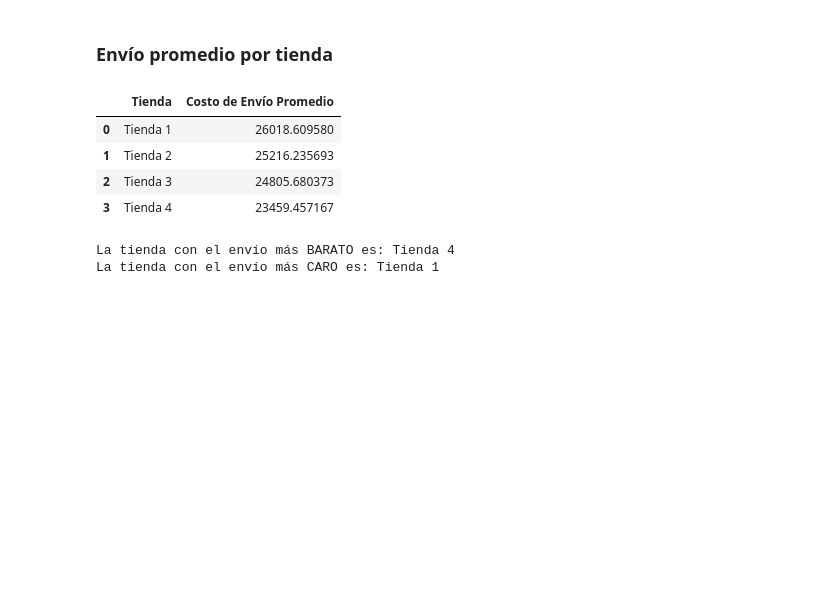
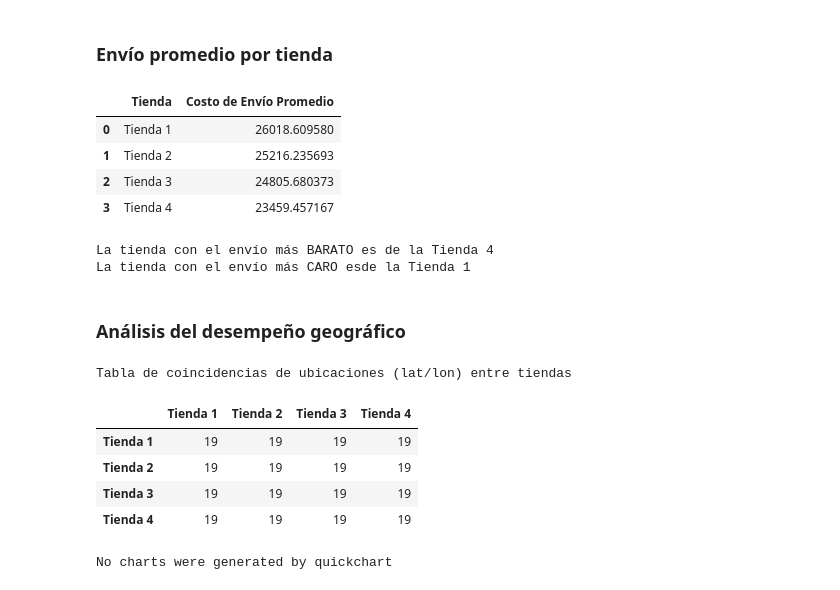
Before and after one commit to Eve113/AnalisisDeDatosEPR1, a Jupyter notebook: AnalisisDeTiendasAluraStoreEPR.ipynb, the cells around one changed output. Saved outputs shown, nothing was run; the diff lists cells and outputs as text; code cells hidden in the pictures; blank space fills up the shorter version.

```diff
--- a/AnalisisDeTiendasAluraStoreEPR.ipynb
+++ b/AnalisisDeTiendasAluraStoreEPR.ipynb
@@ -316,12 +316,43 @@ display(envio_promedio)
 tienda_mas_barata = envio_promedio.loc[envio_promedio["Costo de Envío Promedio"].idxmin(), "Tienda"]
 tienda_mas_cara = envio_promedio.loc[envio_promedio["Costo de Envío Promedio"].idxmax(), "Tienda"]
 
-print(f"\nLa tienda con el envío más BARATO es: {tienda_mas_barata} \nLa tienda con el envío más CARO es: {tienda_mas_cara}")
+print(f"\nLa tienda con el envío más BARATO es de la {tienda_mas_barata} \nLa tienda con el envío más CARO esde la {tienda_mas_cara}")
 # %% [output]
 |  | Tienda | Costo de Envío Promedio |
 | 0 | Tienda 1 | 26018.609580 |
 | 1 | Tienda 2 | 25216.235693 |
 | 2 | Tienda 3 | 24805.680373 |
 | 3 | Tienda 4 | 23459.457167 |
-La tienda con el envío más BARATO es: Tienda 4
-La tienda con el envío más CARO es: Tienda 1
+La tienda con el envío más BARATO es de la Tienda 4
+La tienda con el envío más CARO esde la Tienda 1
+# %% [markdown]
+### Análisis del desempeño geográfico
+# %%
+# Coincidencias geográficas entre tiendas
+
+# Creación de una columna combinada con latitud y longitud para facilitar la comparación
+df["coordenadas"] = list(zip(df["lat"], df["lon"]))
+
+# Creación de una tabla cruzada que indique las coordenadas de cada tienda
+coordenadas_por_tienda = df.groupby("Tienda")["coordenadas"].apply(set)
+
+# Crear matriz de coincidencias entre tiendas
+tiendas = coordenadas_por_tienda.index.tolist()
+coincidencias = pd.DataFrame(index=tiendas, columns=tiendas)
+
+for t1 in tiendas:
+    for t2 in tiendas:
+        interseccion = coordenadas_por_tienda[t1].intersection(coordenadas_por_tienda[t2])
+        coincidencias.loc[t1, t2] = len(interseccion)
+
+# Mostrar la tabla
+print(f'Tabla de coincidencias de ubicaciones (lat/lon) entre tiendas \n')
+coincidencias
+# %% [output]
+Tabla de coincidencias de ubicaciones (lat/lon) entre tiendas
+|  | Tienda 1 | Tienda 2 | Tienda 3 | Tienda 4 |
+| Tienda 1 | 19 | 19 | 19 | 19 |
+| Tienda 2 | 19 | 19 | 19 | 19 |
+| Tienda 3 | 19 | 19 | 19 | 19 |
+| Tienda 4 | 19 | 19 | 19 | 19 |
+No charts were generated by quickchart
```
Also changed, not shown: parts of 9 cells of this notebook.
